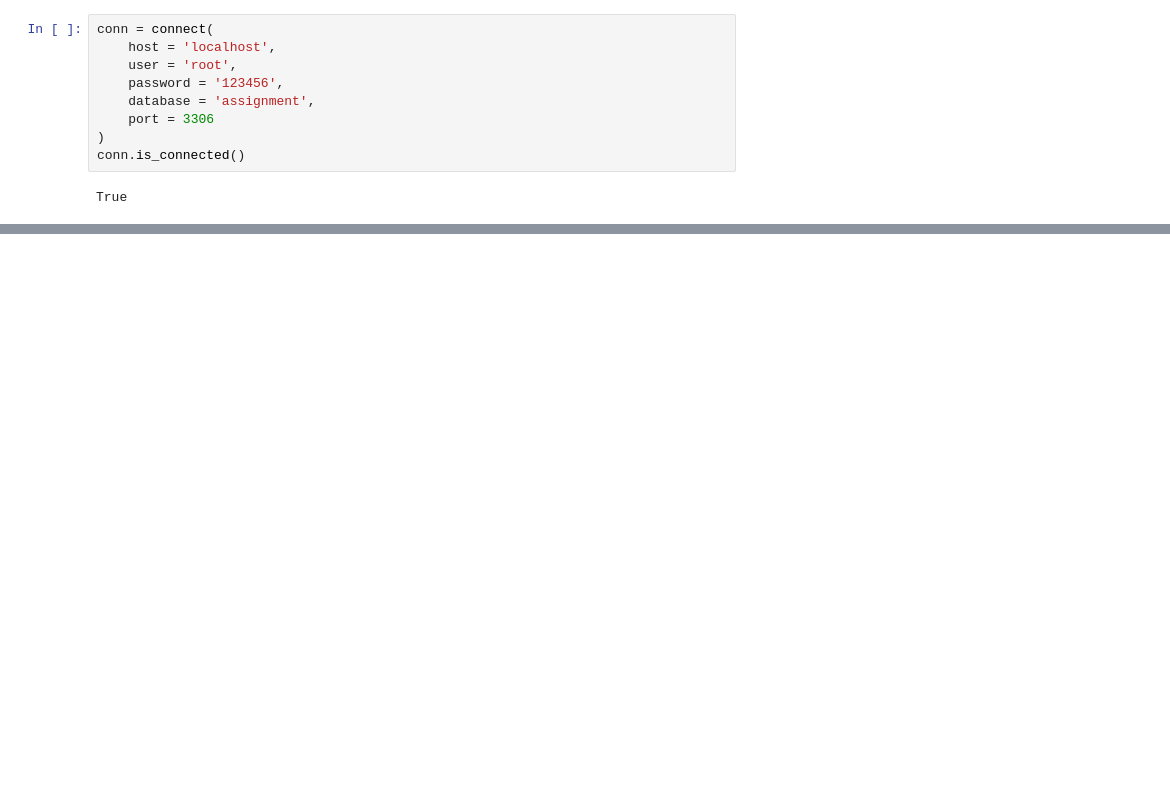
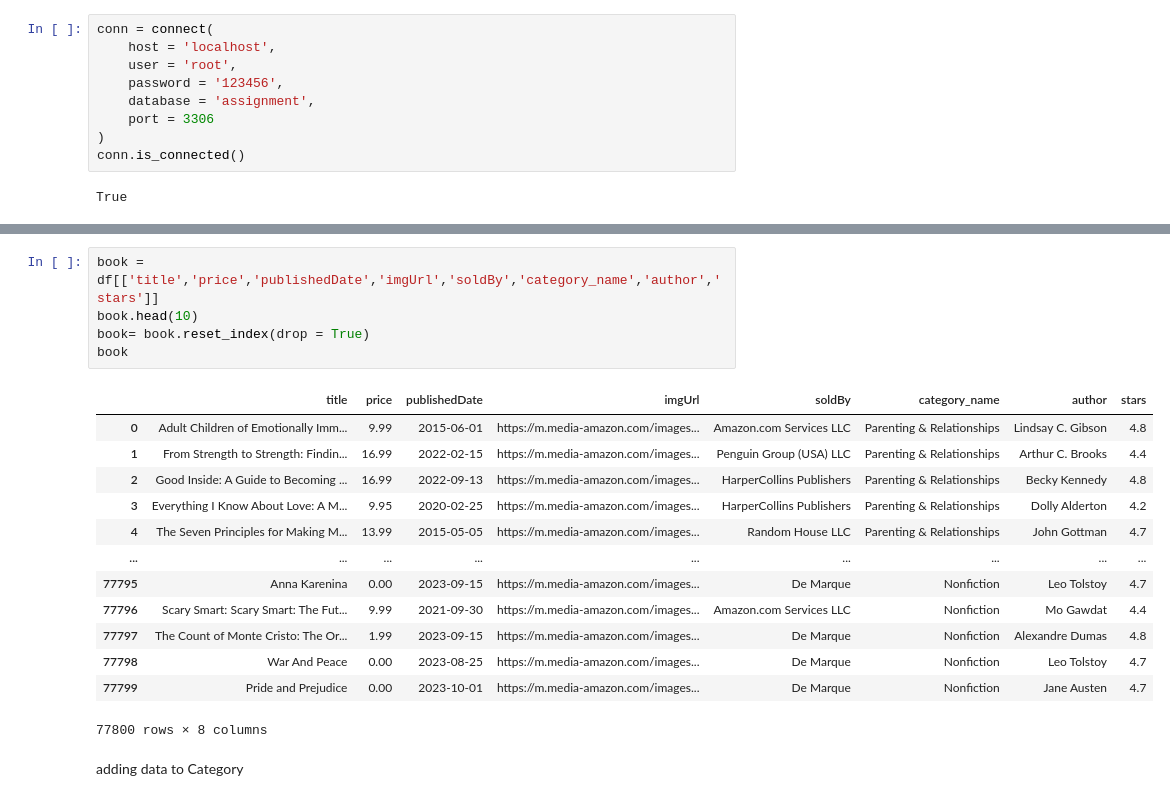
Before and after one commit to LangTuBun/EBook_Store, a Jupyter notebook: book_scraping/amazon_ebook.ipynb, the cells around one changed output, grey strips where cells are left out. Cells and saved outputs as stored; diff of their text form; blank space fills up the shorter version.

Commit message:
hiện tại tui đã sửa lại table trong database theo file sql rồi á, nên mấy ông dùng file đó tạo bảng rồi vào file amazon_ebook.ipynb chạy để add data vào table nha

```diff
--- a/book_scraping/amazon_ebook.ipynb
+++ b/book_scraping/amazon_ebook.ipynb
@@ -42,0 +468,21 @@ pd.read_sql(sql, conn)
+# %%
+book = df[['title','price','publishedDate','imgUrl','soldBy','category_name','author','stars']]
+book.head(10)
+book= book.reset_index(drop = True)
+book
+# %% [output]
+|  | title | price | publishedDate | imgUrl | soldBy | category_name | author | stars |
+| 0 | Adult Children of Emotionally Imm... | 9.99 | 2015-06-01 | https://m.media-amazon.com/images... | Amazon.com Services LLC | Parenting & Relationships | Lindsay C. Gibson | 4.8 |
+| 1 | From Strength to Strength: Findin... | 16.99 | 2022-02-15 | https://m.media-amazon.com/images... | Penguin Group (USA) LLC | Parenting & Relationships | Arthur C. Brooks | 4.4 |
+| 2 | Good Inside: A Guide to Becoming ... | 16.99 | 2022-09-13 | https://m.media-amazon.com/images... | HarperCollins Publishers | Parenting & Relationships | Becky Kennedy | 4.8 |
+| 3 | Everything I Know About Love: A M... | 9.95 | 2020-02-25 | https://m.media-amazon.com/images... | HarperCollins Publishers | Parenting & Relationships | Dolly Alderton | 4.2 |
+| 4 | The Seven Principles for Making M... | 13.99 | 2015-05-05 | https://m.media-amazon.com/images... | Random House LLC | Parenting & Relationships | John Gottman | 4.7 |
+| ... | ... | ... | ... | ... | ... | ... | ... | ... |
+| 77795 | Anna Karenina | 0.00 | 2023-09-15 | https://m.media-amazon.com/images... | De Marque | Nonfiction | Leo Tolstoy | 4.7 |
+| 77796 | Scary Smart: Scary Smart: The Fut... | 9.99 | 2021-09-30 | https://m.media-amazon.com/images... | Amazon.com Services LLC | Nonfiction | Mo Gawdat | 4.4 |
+| 77797 | The Count of Monte Cristo: The Or... | 1.99 | 2023-09-15 | https://m.media-amazon.com/images... | De Marque | Nonfiction | Alexandre Dumas | 4.8 |
+| 77798 | War And Peace | 0.00 | 2023-08-25 | https://m.media-amazon.com/images... | De Marque | Nonfiction | Leo Tolstoy | 4.7 |
+| 77799 | Pride and Prejudice | 0.00 | 2023-10-01 | https://m.media-amazon.com/images... | De Marque | Nonfiction | Jane Austen | 4.7 |
+77800 rows × 8 columns
+# %% [markdown]
+adding data to Category
```
Also changed, not shown: parts of 27 cells of this notebook, 4 other files.
